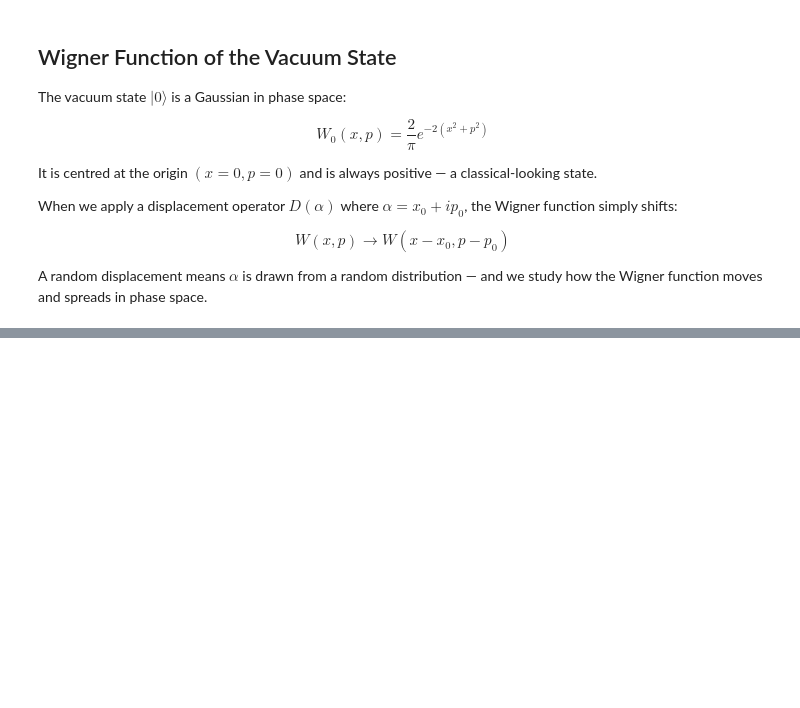
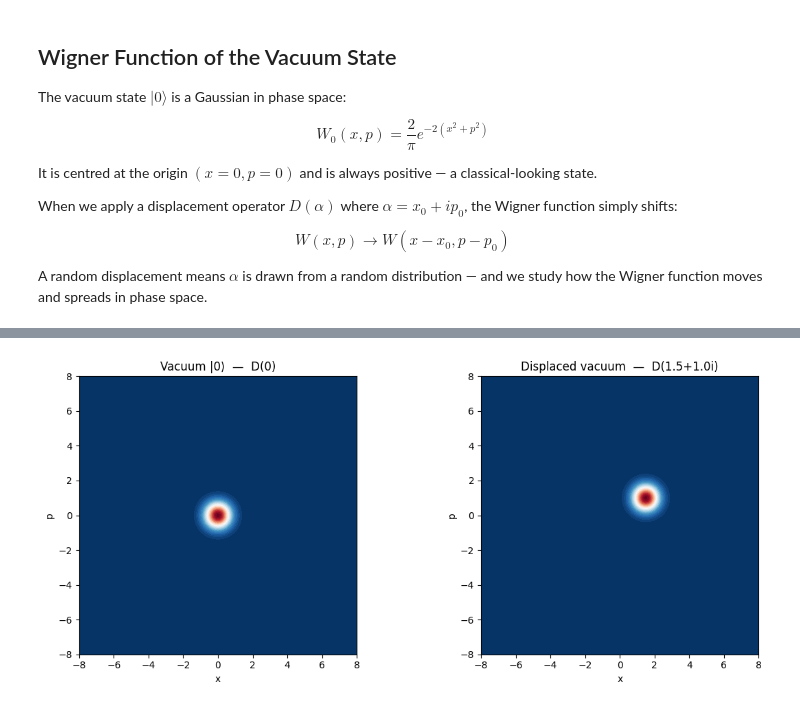
Before and after one commit to neginrazian/quantum-python, a Jupyter notebook: Wigner.ipynb, the cells around one changed output, grey strips where cells are left out. Cells and saved outputs as stored; diff of their text form; code cells hidden in the pictures; blank space fills up the shorter version.

```diff
--- a/Wigner.ipynb
+++ b/Wigner.ipynb
@@ -75,0 +86,29 @@ plt.show()
+# %%
+def wigner_displaced(X, P, x0, p0):
+    """Wigner function of displaced vacuum - centered at (x0,p 0)"""
+    return wigner_vacuum(X-x0, P-p0)
+
+# Plot original and displaced side by side
+fig, axes = plt.subplots(1, 2, figsize=(12, 5))
+
+# Original vacuum
+W0 = wigner_vacuum(X, P)
+axes[0].contourf(X, P, W0, levels=50, cmap='RdBu_r')
+axes[0].set_title('Vacuum |0⟩  —  D(0)')
+axes[0].set_xlabel('x')
+axes[0].set_ylabel('p')
+axes[0].set_aspect('equal')
+
+# Displaced vacuum
+x0, p0 = 1.5, 1.0
+W1 = wigner_displaced(X, P, x0, p0)
+axes[1].contourf(X, P, W1, levels=50, cmap='RdBu_r')
+axes[1].set_title(f'Displaced vacuum  —  D({x0}+{p0}i)')
+axes[1].set_xlabel('x')
+axes[1].set_ylabel('p')
+axes[1].set_aspect('equal')
+
+plt.tight_layout()
+plt.show()
+# %% [output]
+[figure, added]
```
Also changed, not shown: parts of 12 cells of this notebook.
